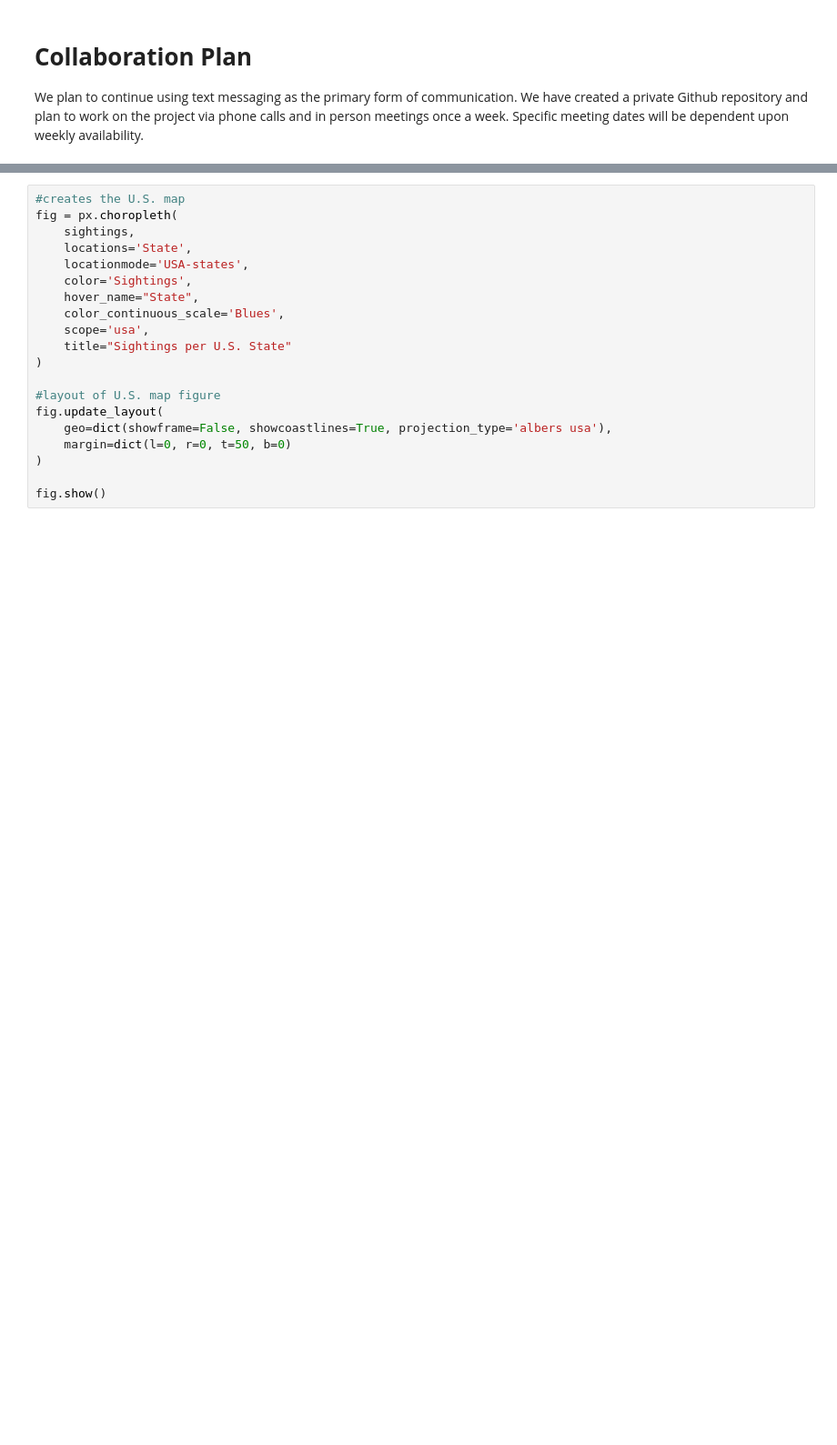
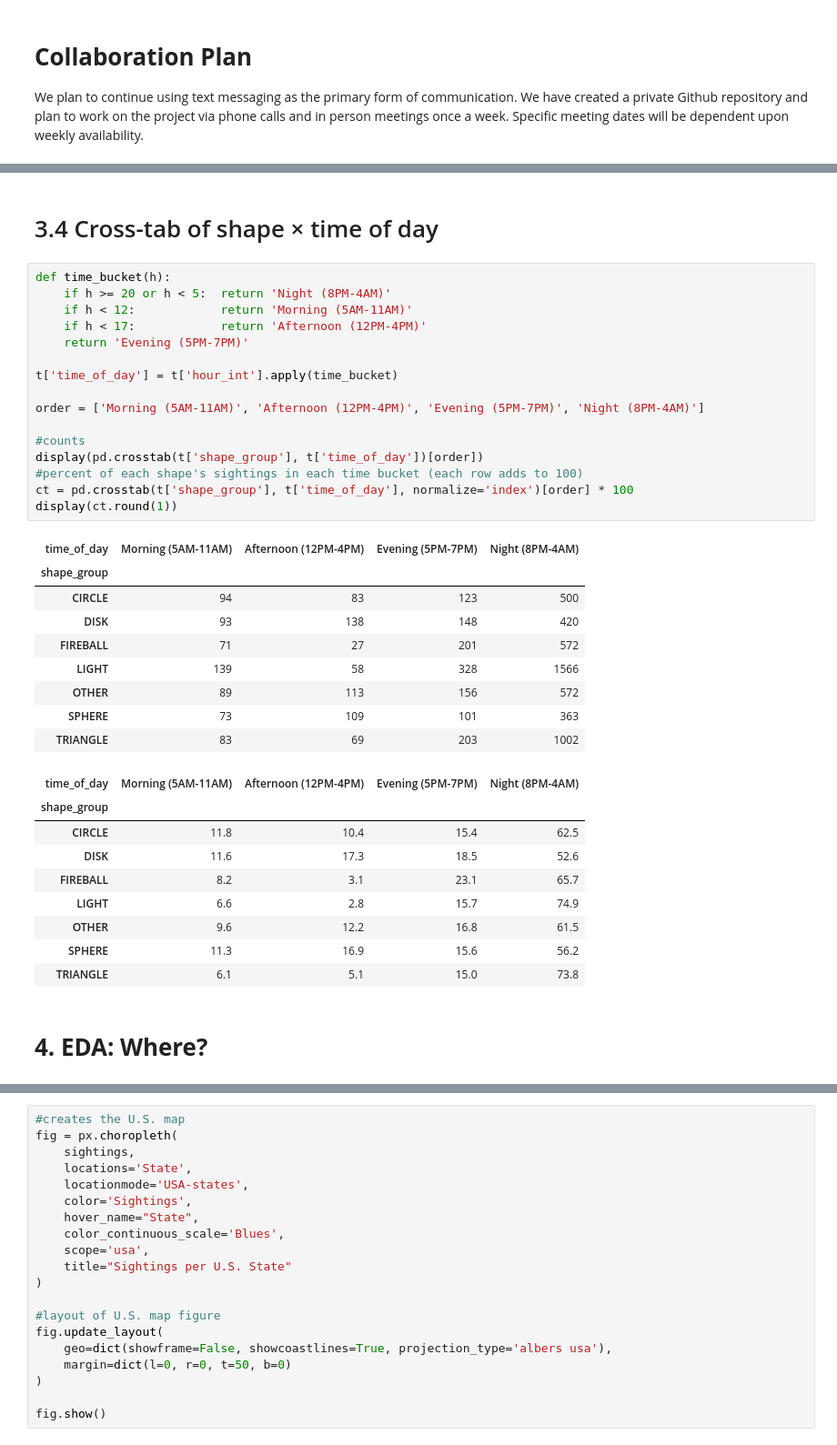
Before and after one commit to matkins8943/matkins8943.github.io, a Jupyter notebook: Final_Project.ipynb, the cells around one changed output, grey strips where cells are left out. Shown at 91% size. Cells and saved outputs as stored; diff of their text form; blank space fills up the shorter version.

```diff
--- a/Final_Project.ipynb
+++ b/Final_Project.ipynb
@@ -104 +305,40 @@ sightings = (newstateabb.value_counts().rename_axis('State').reset_index(name='S
+# %% [markdown]
+# 3.4 Cross-tab of shape × time of day
+# %%
+def time_bucket(h):
+    if h >= 20 or h < 5:  return 'Night (8PM-4AM)'
+    if h < 12:            return 'Morning (5AM-11AM)'
+    if h < 17:            return 'Afternoon (12PM-4PM)'
+    return 'Evening (5PM-7PM)'
+
+t['time_of_day'] = t['hour_int'].apply(time_bucket)
+
+order = ['Morning (5AM-11AM)', 'Afternoon (12PM-4PM)', 'Evening (5PM-7PM)', 'Night (8PM-4AM)']
+
+#counts
+display(pd.crosstab(t['shape_group'], t['time_of_day'])[order])
+#percent of each shape's sightings in each time bucket (each row adds to 100)
+ct = pd.crosstab(t['shape_group'], t['time_of_day'], normalize='index')[order] * 100
+display(ct.round(1))
+# %% [output]
+| time_of_day | Morning (5AM-11AM) | Afternoon (12PM-4PM) | Evening (5PM-7PM) | Night (8PM-4AM) |
+| shape_group |  |  |  |  |
+| CIRCLE | 94 | 83 | 123 | 500 |
+| DISK | 93 | 138 | 148 | 420 |
+| FIREBALL | 71 | 27 | 201 | 572 |
+| LIGHT | 139 | 58 | 328 | 1566 |
+| OTHER | 89 | 113 | 156 | 572 |
+| SPHERE | 73 | 109 | 101 | 363 |
+| TRIANGLE | 83 | 69 | 203 | 1002 |
+| time_of_day | Morning (5AM-11AM) | Afternoon (12PM-4PM) | Evening (5PM-7PM) | Night (8PM-4AM) |
+| shape_group |  |  |  |  |
+| CIRCLE | 11.8 | 10.4 | 15.4 | 62.5 |
+| DISK | 11.6 | 17.3 | 18.5 | 52.6 |
+| FIREBALL | 8.2 | 3.1 | 23.1 | 65.7 |
+| LIGHT | 6.6 | 2.8 | 15.7 | 74.9 |
+| OTHER | 9.6 | 12.2 | 16.8 | 61.5 |
+| SPHERE | 11.3 | 16.9 | 15.6 | 56.2 |
+| TRIANGLE | 6.1 | 5.1 | 15.0 | 73.8 |
+# %% [markdown]
+# **4. EDA: Where?**
 # %% [markdown]
```
Also changed, not shown: parts of 46 cells of this notebook.
